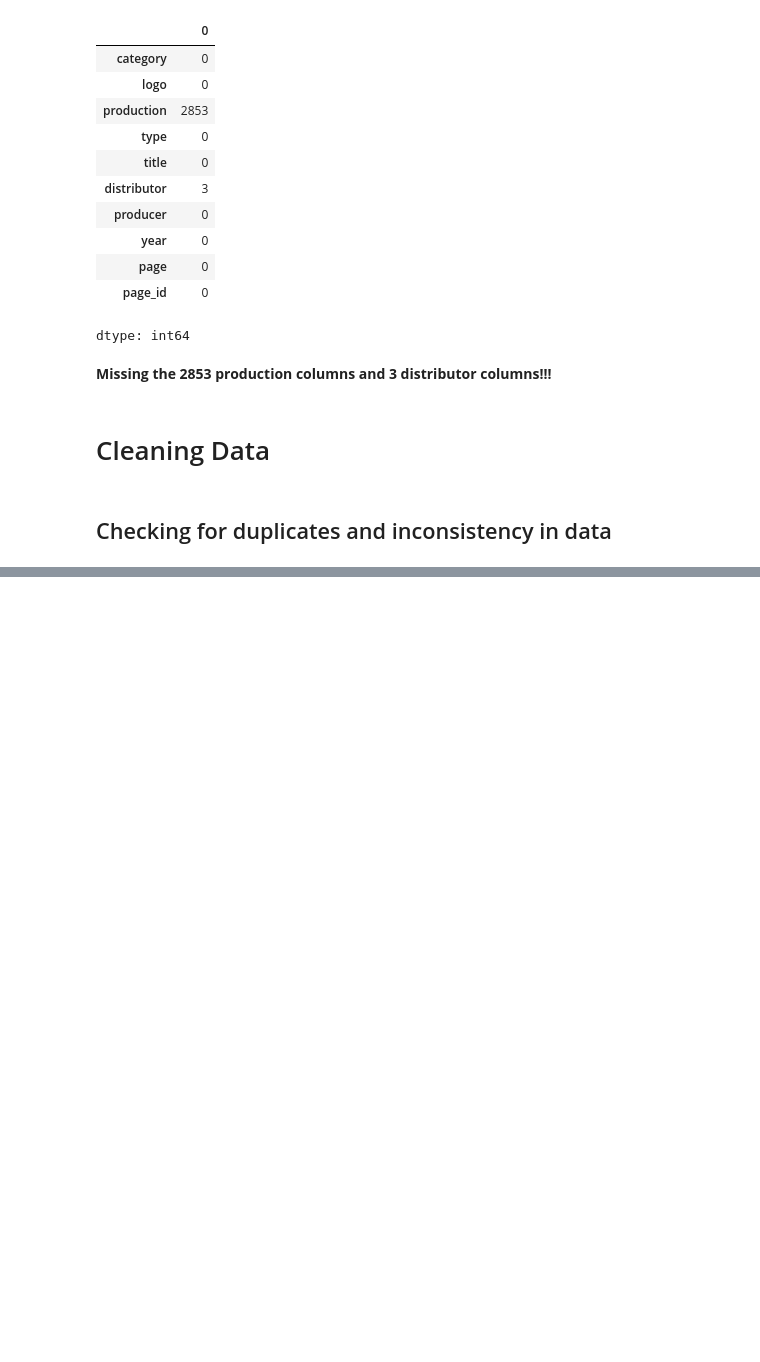
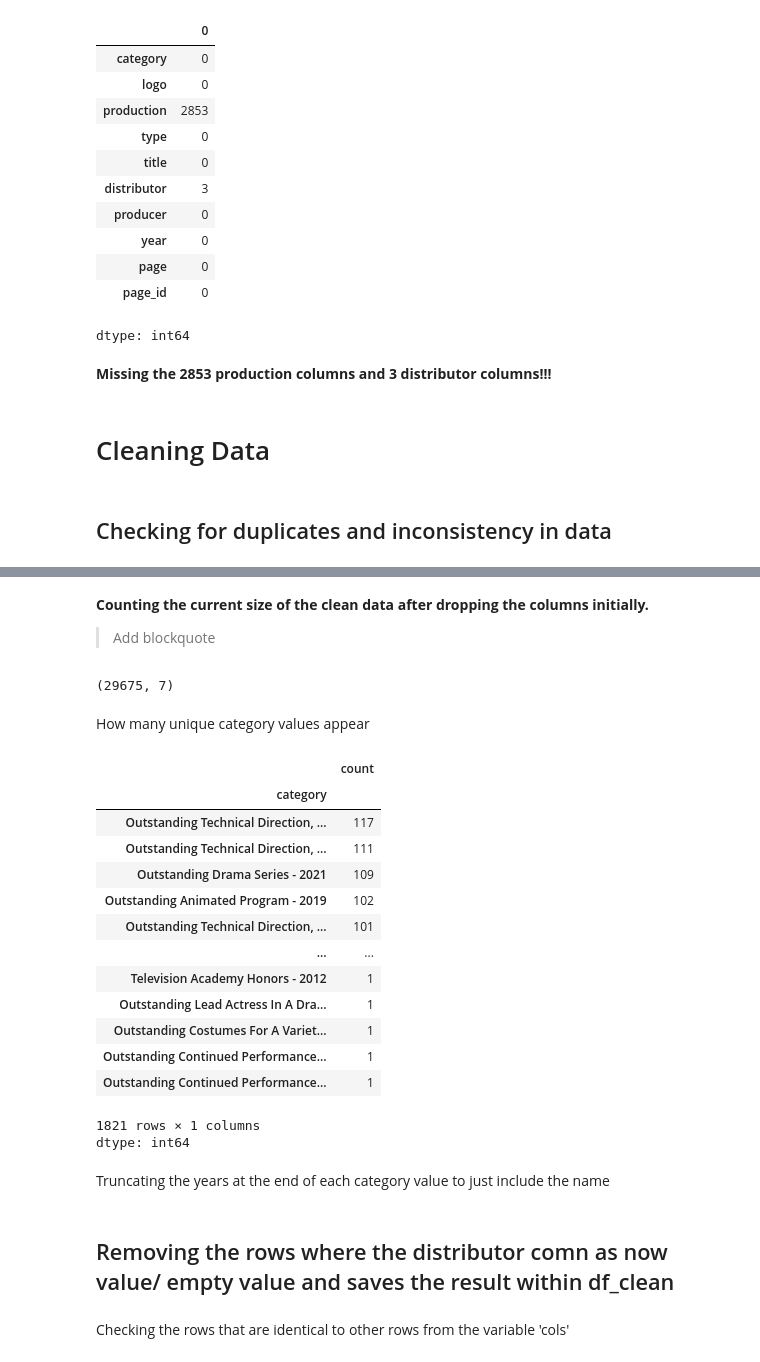
Before and after one commit to ftycity23/DSRP-Research-Project, a Jupyter notebook: DSRP_Research.ipynb, the cells around one changed output, grey strips where cells are left out. Saved outputs shown, nothing was run; the diff lists cells and outputs as text; code cells hidden in the pictures; blank space fills up the shorter version.

Commit message:
Cleaned more data, removed columns, checked for identicals & unique values

```diff
--- a/DSRP_Research.ipynb
+++ b/DSRP_Research.ipynb
@@ -143,0 +159,8 @@ dtype: int64
+# %% [markdown]
+**Counting the current size of the clean data after dropping the columns initially.**
+
+> Add blockquote
+# %%
+df_clean.shape
+# %% [output]
+(29675, 7)
@@ -143,0 +169,22 @@ dtype: int64
+# %% [markdown]
+How many unique category values appear
+# %%
+df['category'].value_counts(dropna=False)
+# %% [output]
+|  | count |
+| category |  |
+| Outstanding Technical Direction, ... | 117 |
+| Outstanding Technical Direction, ... | 111 |
+| Outstanding Drama Series - 2021 | 109 |
+| Outstanding Animated Program - 2019 | 102 |
+| Outstanding Technical Direction, ... | 101 |
+| ... | ... |
+| Television Academy Honors - 2012 | 1 |
+| Outstanding Lead Actress In A Dra... | 1 |
+| Outstanding Costumes For A Variet... | 1 |
+| Outstanding Continued Performance... | 1 |
+| Outstanding Continued Performance... | 1 |
+1821 rows × 1 columns
+dtype: int64
+# %% [markdown]
+Truncating the years at the end of each category value to just include the name
@@ -143,0 +193,2 @@ dtype: int64
+# %% [markdown]
+## Removing the rows where the distributor comn as now value/ empty value and saves the result within df_clean
@@ -143,0 +197,2 @@ dtype: int64
+# %% [markdown]
+Checking the rows that are identical to other rows from the variable 'cols'
```
Also changed, not shown: parts of 15 cells of this notebook.
